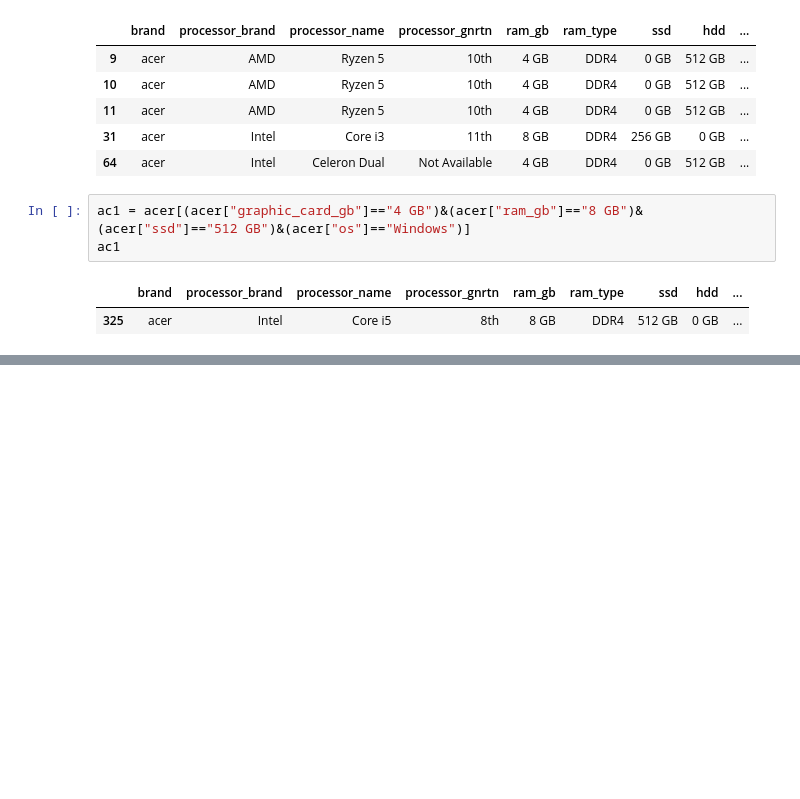
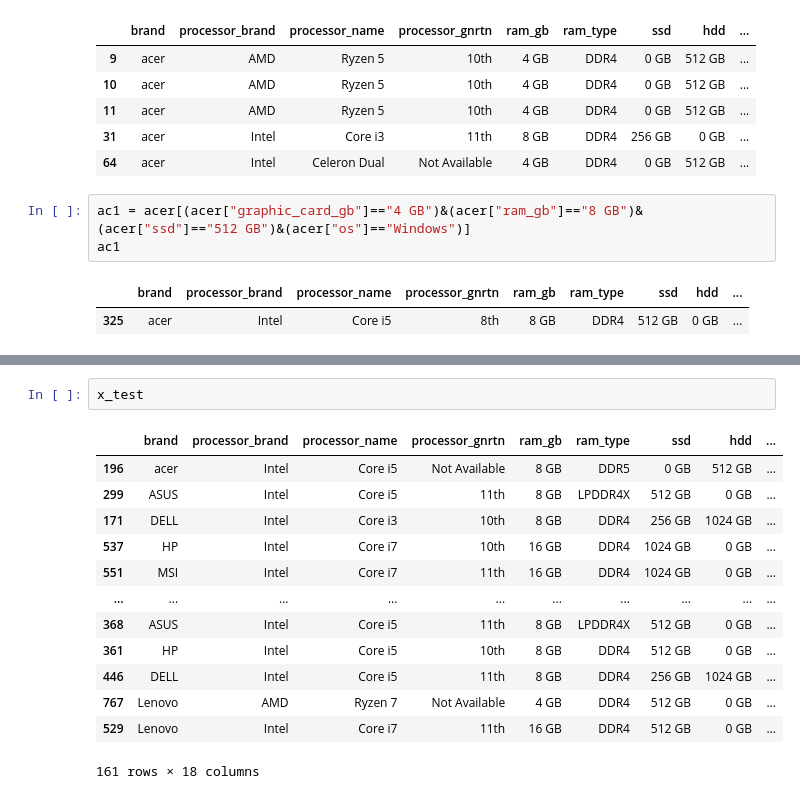
Before and after one commit to kuldeepsingh8949/Data_Science, a Jupyter notebook: python/laptop.ipynb, the cells around one changed output, grey strips where cells are left out. Drawn from its saved outputs; the diff is of its cells as text; blank space fills up the shorter version.

```diff
--- a/python/laptop.ipynb
+++ b/python/laptop.ipynb
@@ -400,0 +460,16 @@ ac1
+# %%
+x_test
+# %% [output]
+|  | brand | processor_brand | processor_name | processor_gnrtn | ram_gb | ram_type | ssd | hdd | ... |
+| 196 | acer | Intel | Core i5 | Not Available | 8 GB | DDR5 | 0 GB | 512 GB | ... |
+| 299 | ASUS | Intel | Core i5 | 11th | 8 GB | LPDDR4X | 512 GB | 0 GB | ... |
+| 171 | DELL | Intel | Core i3 | 10th | 8 GB | DDR4 | 256 GB | 1024 GB | ... |
+| 537 | HP | Intel | Core i7 | 10th | 16 GB | DDR4 | 1024 GB | 0 GB | ... |
+| 551 | MSI | Intel | Core i7 | 11th | 16 GB | DDR4 | 1024 GB | 0 GB | ... |
+| ... | ... | ... | ... | ... | ... | ... | ... | ... | ... |
+| 368 | ASUS | Intel | Core i5 | 11th | 8 GB | LPDDR4X | 512 GB | 0 GB | ... |
+| 361 | HP | Intel | Core i5 | 10th | 8 GB | DDR4 | 512 GB | 0 GB | ... |
+| 446 | DELL | Intel | Core i5 | 11th | 8 GB | DDR4 | 256 GB | 1024 GB | ... |
+| 767 | Lenovo | AMD | Ryzen 7 | Not Available | 4 GB | DDR4 | 512 GB | 0 GB | ... |
+| 529 | Lenovo | Intel | Core i7 | 11th | 16 GB | DDR4 | 512 GB | 0 GB | ... |
+161 rows × 18 columns
```
Also changed, not shown: parts of 22 cells of this notebook, 5 other files.
